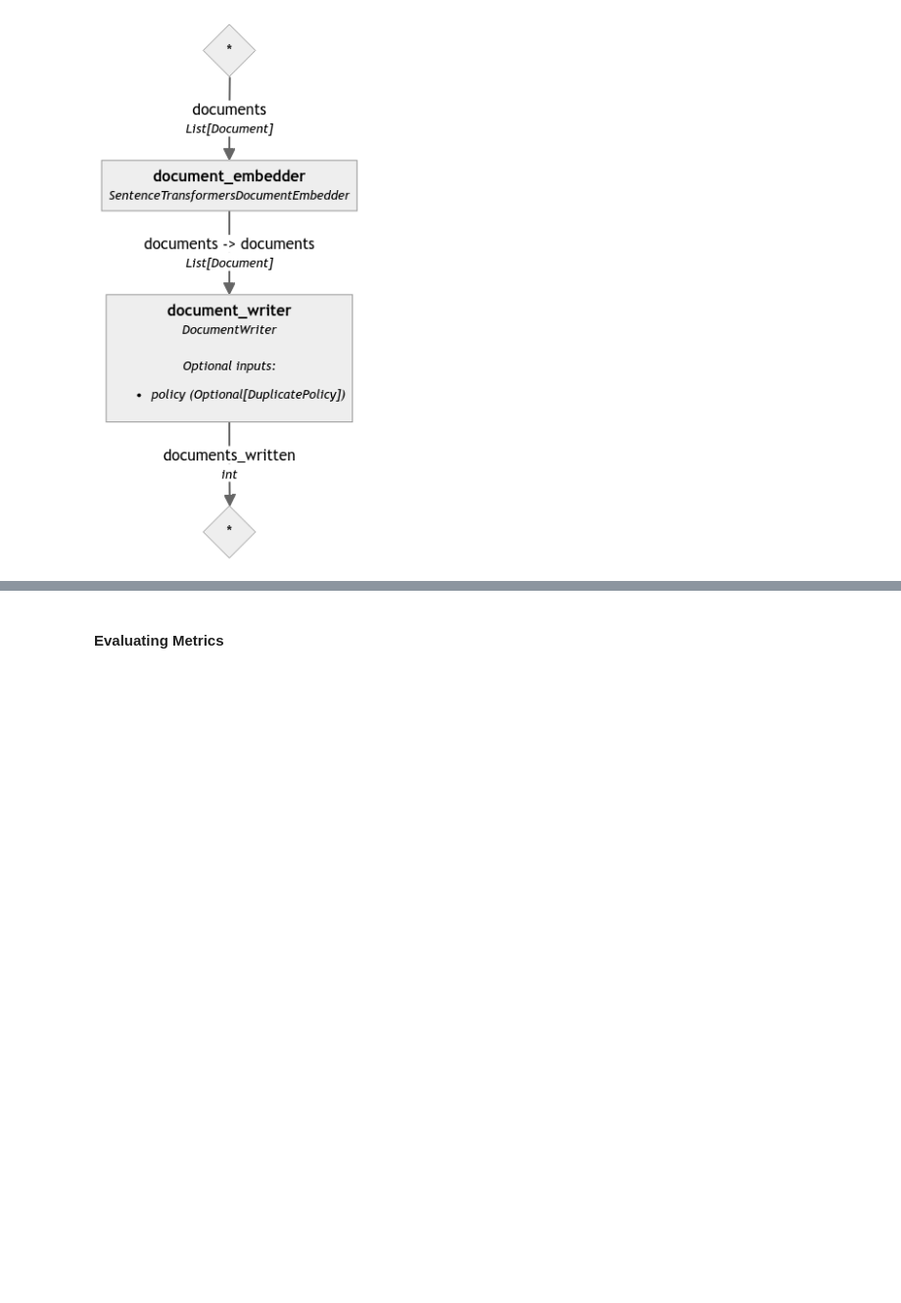
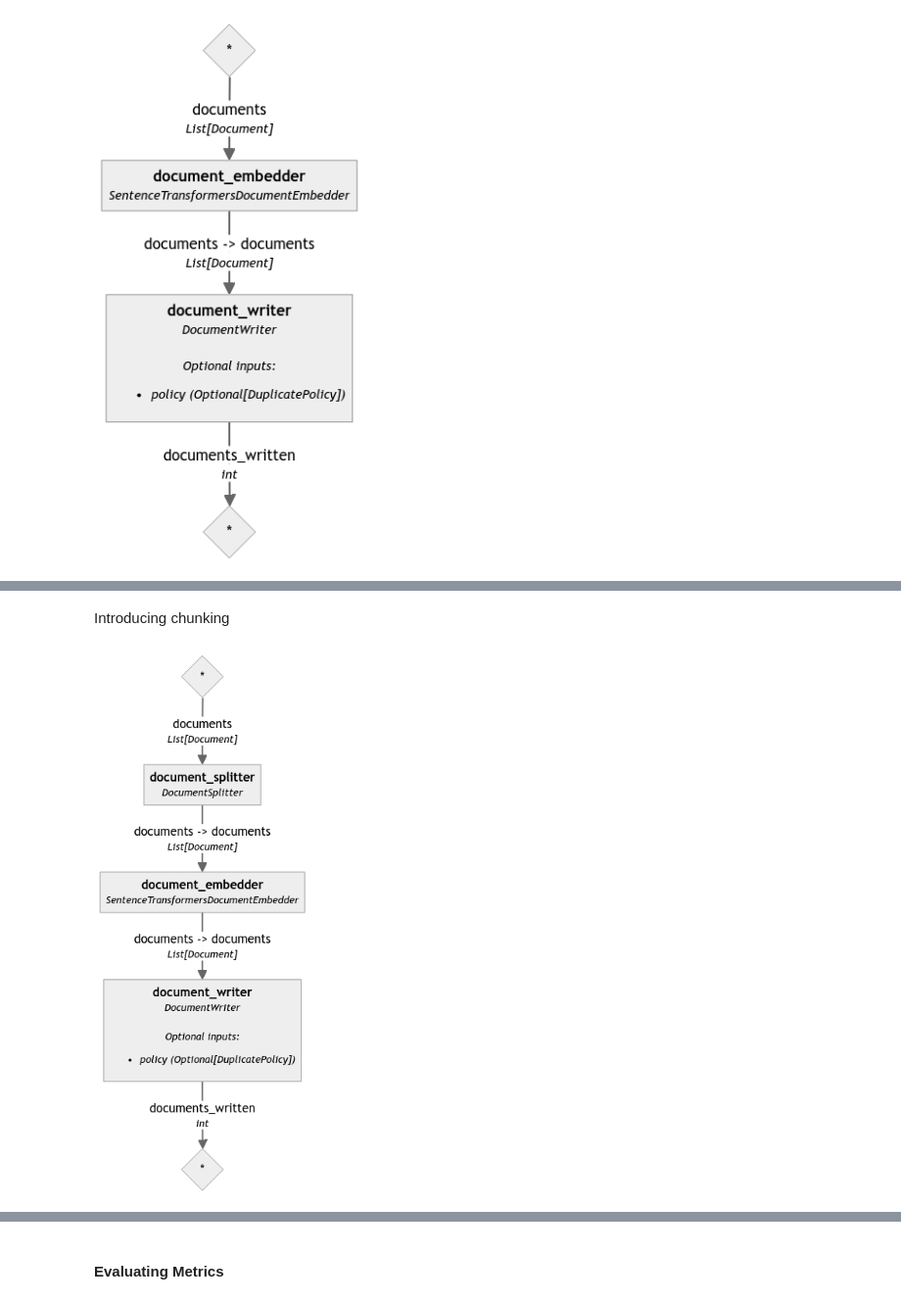
Before and after one commit to baldpanda/pydata-manchester-talk, a Jupyter notebook: notebooks/pydata_manchester_demo.ipynb, the cells around one changed output, grey strips where cells are left out. Shown: that part at 98% size. Cells and saved outputs as stored; diff of their text form; code cells hidden in the pictures; blank space fills up the shorter version.

```diff
--- a/notebooks/pydata_manchester_demo.ipynb
+++ b/notebooks/pydata_manchester_demo.ipynb
@@ -117,0 +149,2 @@ data_ingestion_pipeline_builder.run_pipeline(docs_for_vector_db)
+# %% [markdown]
+Introducing chunking
@@ -117,0 +155,4 @@ data_ingestion_pipeline_builder.run_pipeline(docs_for_vector_db)
+# %%
+display(Image(filename='./images/ingestion_pipeline.png',width=1000, height=1000))
+# %% [output]
+[figure, added]
```
Also changed, not shown: parts of 29 cells of this notebook.
